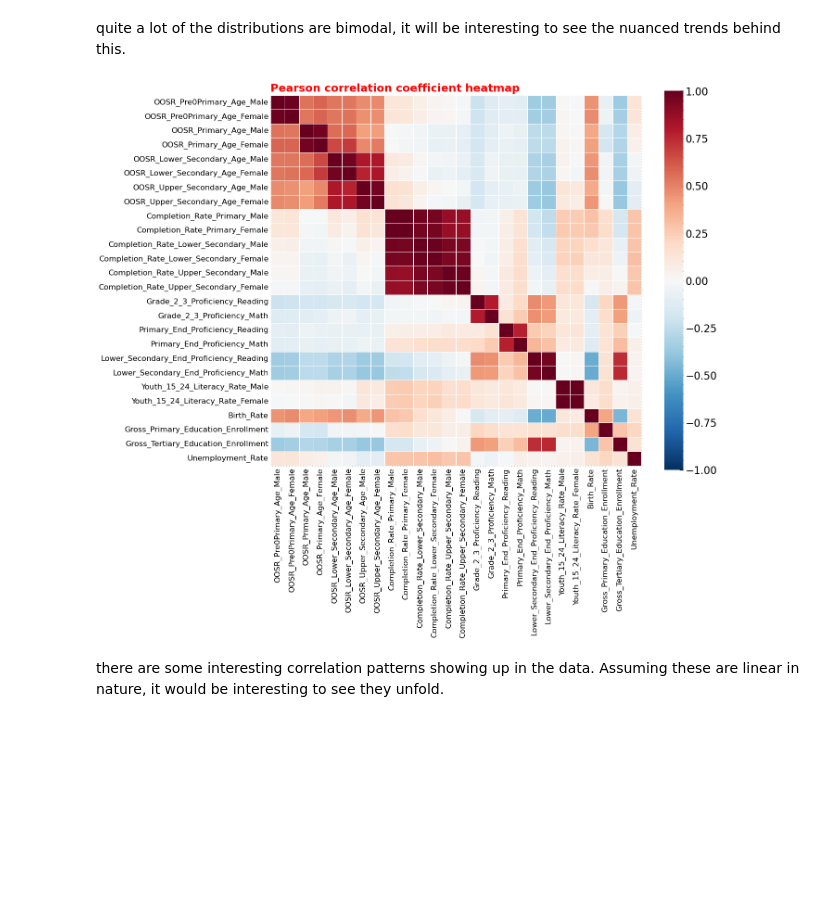
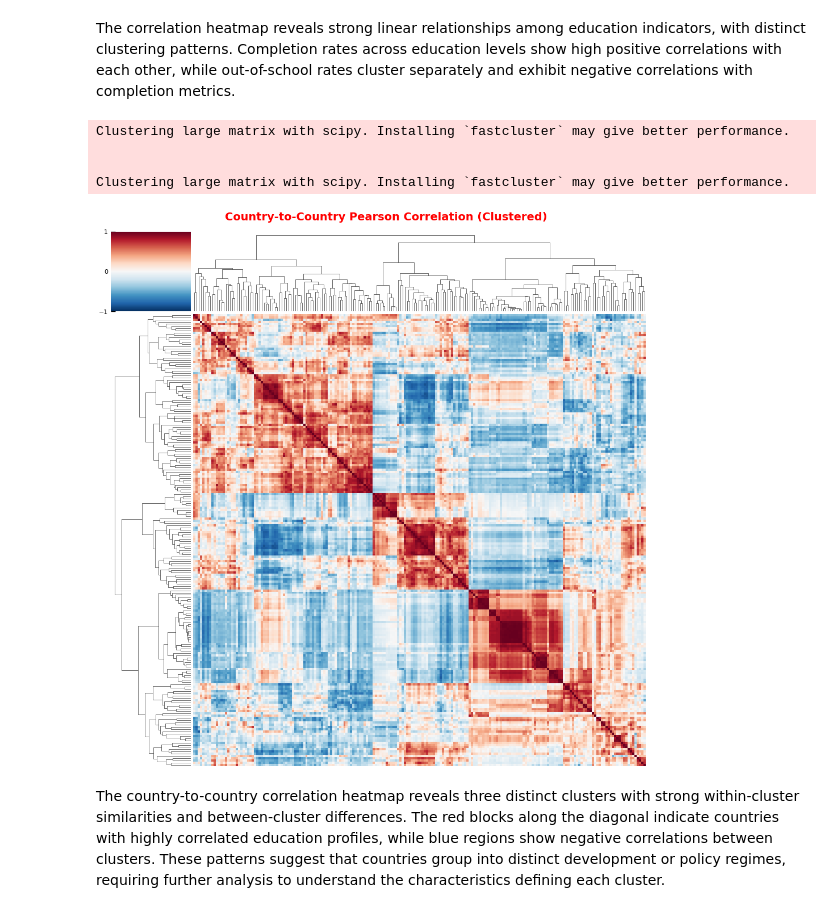
Before and after one commit to UBC-MDS/DSCI-532_2026_15_TempName, a Jupyter notebook: notebooks/EDA.ipynb, the cells around one changed output. Drawn from its saved outputs; the diff is of its cells as text; code cells hidden in the pictures; blank space fills up the shorter version.

```diff
--- a/notebooks/EDA.ipynb
+++ b/notebooks/EDA.ipynb
@@ -130,0 +183,14 @@ memory usage: 45.9 KB
+# %%
+# global heatmap of education indicators
+# using primary completion rate as an example
+data['Completion_Rate_Primary_Avg'] = (data['Completion_Rate_Primary_Male'] + data['Completion_Rate_Primary_Female']) / 2
+
+fig = px.scatter_geo(data,
+                     lat='Latitude ',
+                     lon='Longitude',
+                     hover_name='Countries and areas',
+                     color='Completion_Rate_Primary_Avg',
+                     size='Completion_Rate_Primary_Avg',
+                     color_continuous_scale='Viridis',
+                     title='Global Primary Completion Rates')
+fig.show()
@@ -155,20 +255,48 @@ plt.show()
 # %% [markdown]
-quite a lot of the distributions are bimodal, it will be interesting to see the nuanced trends behind this.
+The correlation heatmap reveals strong linear relationships among education indicators, with distinct clustering patterns. Completion rates across education levels show high positive correlations with each other, while out-of-school rates cluster separately and exhibit negative correlations with completion metrics.
 # %%
-# pearson correlation heatmap
-corr = data[cols].corr()
-fig, ax = plt.subplots(figsize=(14, 12))
-sns.heatmap(corr, ax=ax, cmap='RdBu_r', center=0, vmin=-1, vmax=1,
-            square=True, linewidths=0.5, annot=False)
+# country-by-country correlation matrix
 
-ax.set_title('Pearson correlation coefficient heatmap',
-             fontsize=17, color='red', loc='left', fontweight='bold')
+# Prepare and scale data
+data_cluster = data.drop(columns=['Latitude ', 'Longitude']).set_index('Countries and areas')
+data_scaled = pd.DataFrame(
+    StandardScaler().fit_transform(data_cluster),
+    index=data_cluster.index,
+    columns=data_cluster.columns
+)
+corr_matrix = data_scaled.T.corr()  # correlation between countries across indicators
 
-ax.tick_params(axis='both', labelsize=12)
 
-plt.tight_layout()
+g = sns.clustermap(
+    corr_matrix,
+    cmap='RdBu_r',
+    center=0,
+    vmin=-1, vmax=1,
+    figsize=(10, 10),
+    row_cluster=True,
+    col_cluster=True,
+    dendrogram_ratio=(0.15, 0.15),
+    cbar_pos=(0.02, 0.8, 0.02, 0.12),
+    cbar_kws={'ticks': [-1, 0, 1]},
+    xticklabels=False,
+    yticklabels=False,
+)
+
+
+g.cax.yaxis.set_ticks_position('left')
+g.cax.tick_params(labelsize=8)
+g.ax_heatmap.set_xlabel('')
+g.ax_heatmap.set_ylabel('')
+g.fig.subplots_adjust(wspace=0.01, hspace=0.01)
+
+plt.suptitle('Country-to-Country Pearson Correlation (Clustered)',
+             fontsize=14, color='red', fontweight='bold', y=1.02, x=0.5)
 plt.show()
 # %% [output]
+Clustering large matrix with scipy. Installing `fastcluster` may give better performance.
+
+
+Clustering large matrix with scipy. Installing `fastcluster` may give better performance.
-[figure, old version]
+[figure, new version]
 # %% [markdown]
-there are some interesting correlation patterns showing up in the data. Assuming these are linear in nature, it would be interesting to see they unfold.
+The country-to-country correlation heatmap reveals three distinct clusters with strong within-cluster similarities and between-cluster differences. The red blocks along the diagonal indicate countries with highly correlated education profiles, while blue regions show negative correlations between clusters. These patterns suggest that countries group into distinct development or policy regimes, requiring further analysis to understand the characteristics defining each cluster.
```
Also changed, not shown: parts of 16 cells of this notebook, 5 other files.
